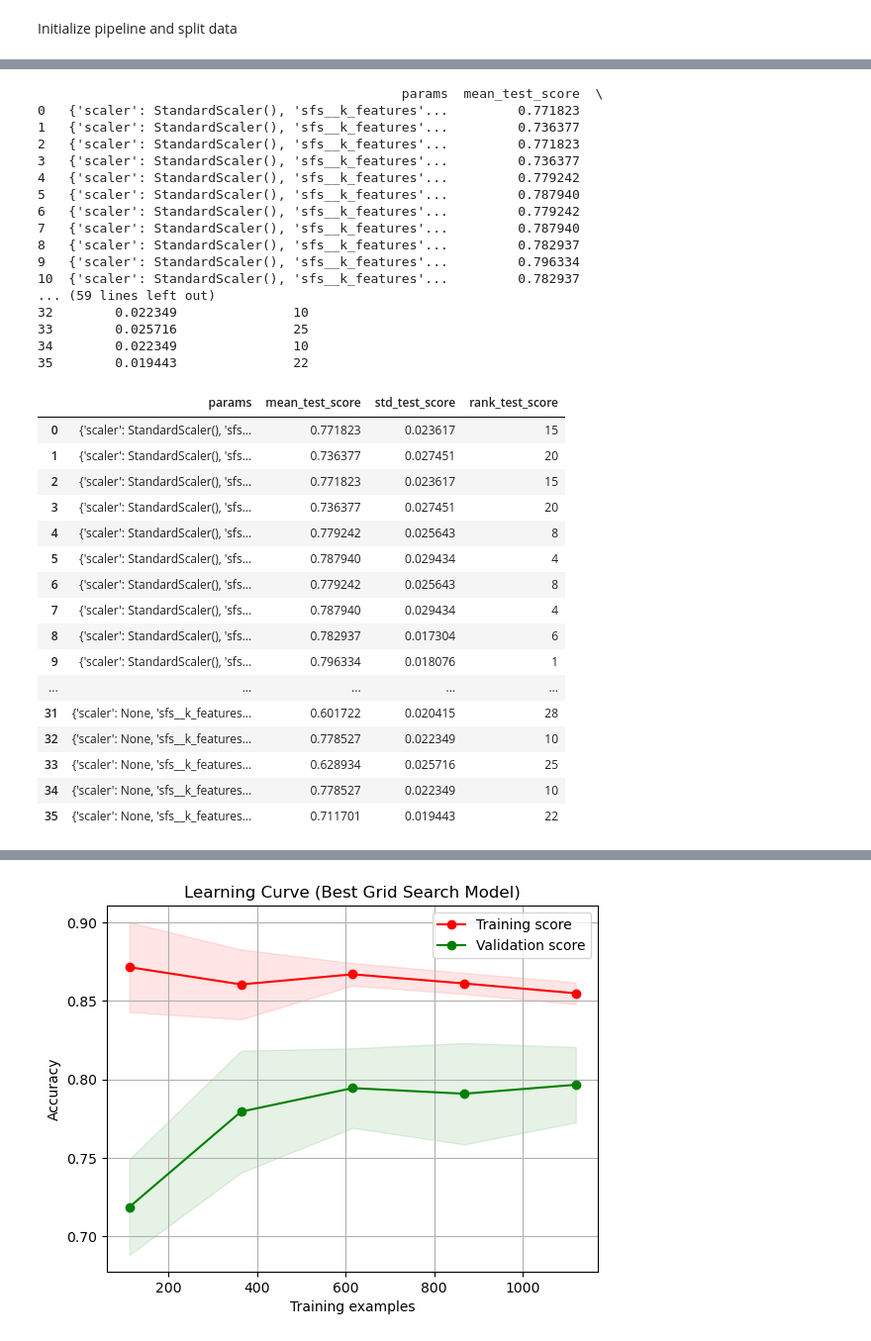
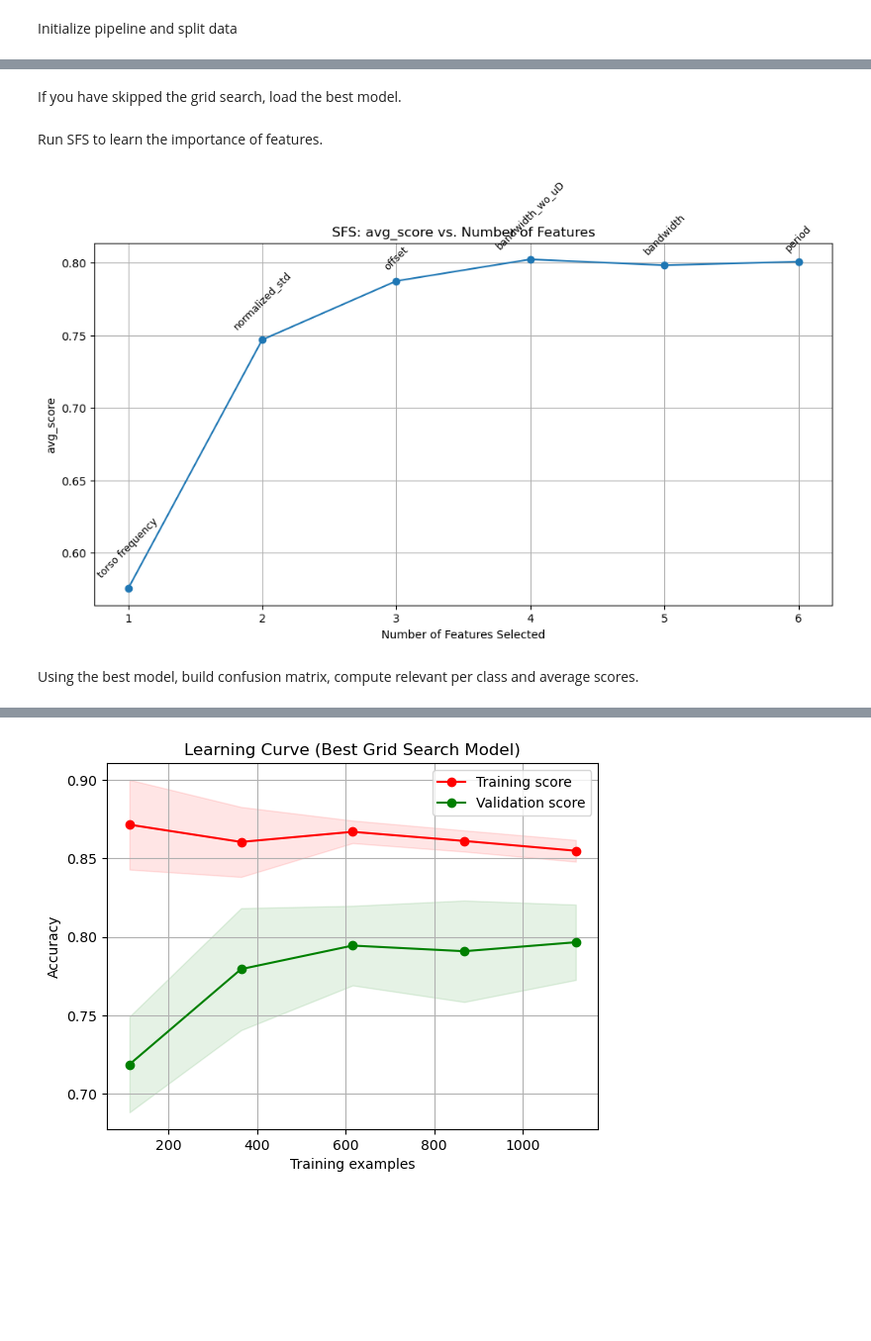
Before and after one commit to AybarsManav/Radar-Human-Activity-Classifier, a Jupyter notebook: main.ipynb, the cells around one changed output, grey strips where cells are left out. Shown: that part at 99% size. Cells and saved outputs as stored; diff of their text form; code cells hidden in the pictures; blank space fills up the shorter version.

```diff
--- a/main.ipynb
+++ b/main.ipynb
@@ -112,12 +118,20 @@ svm_pipeline = SVM_Pipeline(n_splits=n_splits, random_state=random_state)
 X_train, X_test, y_train, y_test = svm_pipeline.init_and_split_data(features_df, split_ratio=split_ratio, random_state=random_state)
 
 # Define parameter search space for SVM hyperparameters
-param_grid = {
-        'scaler' : [StandardScaler(), MinMaxScaler(), None],
-        'sfs__k_features': [n_features], # Select all features but we will learn imporant features during the pipeline
-        'svm__C': [0.1, 1, 10],
-        'svm__kernel': ['linear', 'rbf'],
+param_grid = [
+    {
+        'scaler': [StandardScaler(), MinMaxScaler(), None],
+        'svm__kernel': ['linear', 'rbf', 'sigmoid'],
+        'svm__C': [0.1, 1, 10, 100],
         'svm__gamma': ['scale', 'auto']
-}
-svm_pipeline.set_param_grid(param_grid)                                         # Set the parameter grid for hyperparameter tuning
+    },
+    {
+        'scaler': [StandardScaler(), MinMaxScaler(), None],
+        'svm__kernel': ['poly'],
+        'svm__C': [0.1, 1, 10, 100],
+        'svm__gamma': ['scale', 'auto'],
+        'svm__degree': [2, 3, 4]  # Only relevant for poly kernel
+    }
+]
+svm_pipeline.set_param_grid(param_grid) # Set the parameter grid for hyperparameter tuning
 # %% [markdown]
@@ -161,40 +148,16 @@ GridSearchCV(cv=KFold(n_splits=5, random_state=42, shuffle=True),
-# %%
-svm_pipeline.show_grid_search_results()
-# %% [output]
-                                               params  mean_test_score  \
-0   {'scaler': StandardScaler(), 'sfs__k_features'...         0.771823
-1   {'scaler': StandardScaler(), 'sfs__k_features'...         0.736377
-2   {'scaler': StandardScaler(), 'sfs__k_features'...         0.771823
-3   {'scaler': StandardScaler(), 'sfs__k_features'...         0.736377
-4   {'scaler': StandardScaler(), 'sfs__k_features'...         0.779242
-5   {'scaler': StandardScaler(), 'sfs__k_features'...         0.787940
-6   {'scaler': StandardScaler(), 'sfs__k_features'...         0.779242
-7   {'scaler': StandardScaler(), 'sfs__k_features'...         0.787940
-8   {'scaler': StandardScaler(), 'sfs__k_features'...         0.782937
-9   {'scaler': StandardScaler(), 'sfs__k_features'...         0.796334
-10  {'scaler': StandardScaler(), 'sfs__k_features'...         0.782937
-... (59 lines left out)
-32        0.022349               10
-33        0.025716               25
-34        0.022349               10
-35        0.019443               22
-|  | params | mean_test_score | std_test_score | rank_test_score |
-| 0 | {'scaler': StandardScaler(), 'sfs... | 0.771823 | 0.023617 | 15 |
-| 1 | {'scaler': StandardScaler(), 'sfs... | 0.736377 | 0.027451 | 20 |
-| 2 | {'scaler': StandardScaler(), 'sfs... | 0.771823 | 0.023617 | 15 |
-| 3 | {'scaler': StandardScaler(), 'sfs... | 0.736377 | 0.027451 | 20 |
-| 4 | {'scaler': StandardScaler(), 'sfs... | 0.779242 | 0.025643 | 8 |
-| 5 | {'scaler': StandardScaler(), 'sfs... | 0.787940 | 0.029434 | 4 |
-| 6 | {'scaler': StandardScaler(), 'sfs... | 0.779242 | 0.025643 | 8 |
-| 7 | {'scaler': StandardScaler(), 'sfs... | 0.787940 | 0.029434 | 4 |
-| 8 | {'scaler': StandardScaler(), 'sfs... | 0.782937 | 0.017304 | 6 |
-| 9 | {'scaler': StandardScaler(), 'sfs... | 0.796334 | 0.018076 | 1 |
-| ... | ... | ... | ... | ... |
-| 31 | {'scaler': None, 'sfs__k_features... | 0.601722 | 0.020415 | 28 |
-| 32 | {'scaler': None, 'sfs__k_features... | 0.778527 | 0.022349 | 10 |
-| 33 | {'scaler': None, 'sfs__k_features... | 0.628934 | 0.025716 | 25 |
-| 34 | {'scaler': None, 'sfs__k_features... | 0.778527 | 0.022349 | 10 |
-| 35 | {'scaler': None, 'sfs__k_features... | 0.711701 | 0.019443 | 22 |
+# %% [markdown]
+If you have skipped the grid search, load the best model.
+# %%
+svm_pipeline.load_best_model('best_svm_model.pkl')
+# %% [markdown]
+Run SFS to learn the importance of features.
+# %%
+sfs = svm_pipeline.run_sfs_with_best_estimator(X_train, y_train, scoring='f1_macro', cv=n_splits)
+svm_pipeline.plot_sfs_feature_importance(sfs=sfs, feature_names=features_df.columns[:-1].tolist())
+# %% [output]
+[figure, added]
+# %% [markdown]
+Using the best model, build confusion matrix, compute relevant per class and average scores.
 # %%
 # Evaluate the best model on the test set
 report = svm_pipeline.evaluate_model(X_test, y_test)
```
Also changed, not shown: parts of 15 cells of this notebook, 5 other files.
